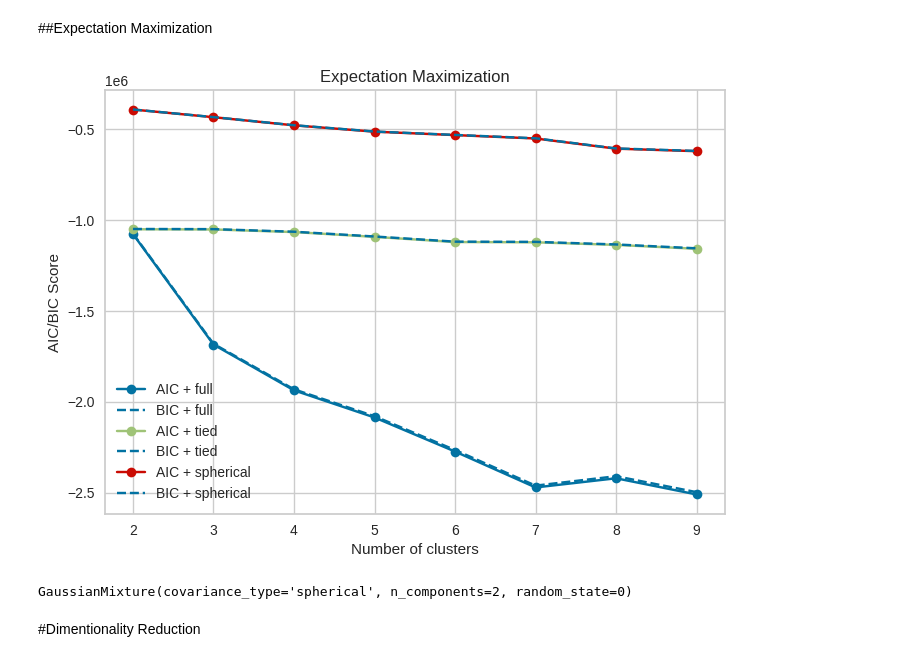
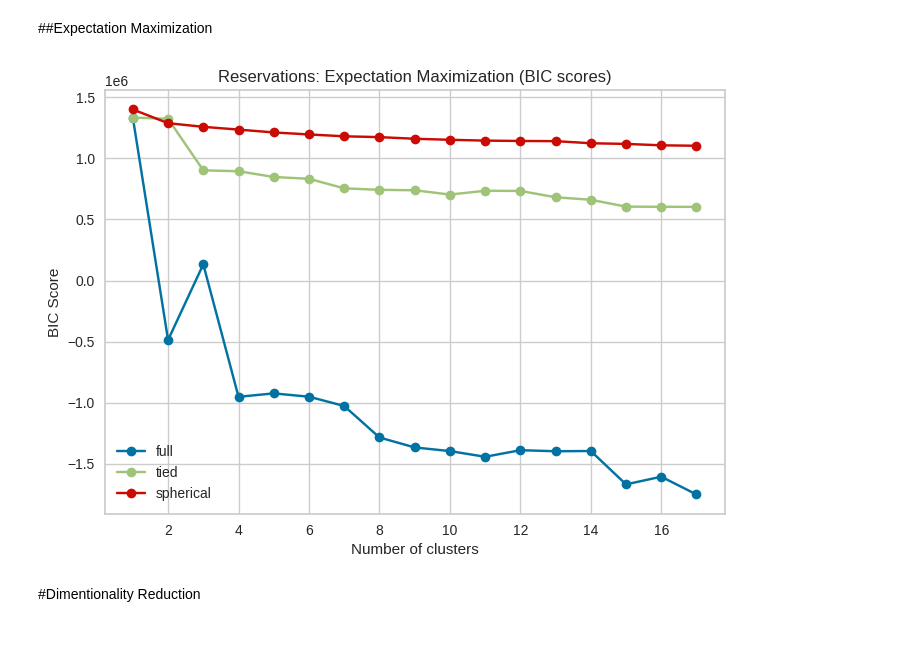
Before and after one commit to naralakamsani/unsupervised_learning, a Jupyter notebook: reservation_retention_unsupervised.ipynb, the cells around one changed output. Saved outputs shown, nothing was run; the diff lists cells and outputs as text; code cells hidden in the pictures.

```diff
--- a/reservation_retention_unsupervised.ipynb
+++ b/reservation_retention_unsupervised.ipynb
@@ -325,3 +399,0 @@ km_visual_intercluster.show()
-# %%
-km_model = KMeans(n_clusters=8, n_init='auto', random_state=0)
-km_model.fit(x_train)
@@ -332,12 +410,43 @@ y_pred = km_model.predict(x_train)
+# %%
+km_model_2 = KMeans(n_clusters=2, n_init='auto', random_state=0)
+km_model_2.fit(x_train)
+
+km_model_3 = KMeans(n_clusters=3, n_init='auto', random_state=0)
+km_model_3.fit(x_train)
+
+km_model_7 = KMeans(n_clusters=7, n_init='auto', random_state=0)
+km_model_7.fit(x_train)
+
+km_model_15 = KMeans(n_clusters=15, n_init='auto', random_state=0)
+km_model_15.fit(x_train)
+
+km_x_train_2 = x_train.copy()
+km_x_train_3 = x_train.copy()
+km_x_train_7 = x_train.copy()
+km_x_train_15 = x_train.copy()
+
+km_x_train_2['cluster'] = km_model_2.predict(x_train)
+km_x_train_3['cluster'] = km_model_3.predict(x_train)
+km_x_train_7['cluster'] = km_model_7.predict(x_train)
+km_x_train_15['cluster'] = km_model_15.predict(x_train)
+
+km_x_test_2 = x_test.copy()
+km_x_test_3 = x_test.copy()
+km_x_test_7 = x_test.copy()
+km_x_test_15 = x_test.copy()
+
+km_x_test_2['cluster'] = km_model_2.predict(x_test)
+km_x_test_3['cluster'] = km_model_3.predict(x_test)
+km_x_test_7['cluster'] = km_model_7.predict(x_test)
+km_x_test_15['cluster'] = km_model_15.predict(x_test)
+
+km_test_datasets = [km_x_test_2, km_x_test_3, km_x_test_7, km_x_test_15]
+km_datasets = [km_x_train_2, km_x_train_3, km_x_train_7, km_x_train_15]
+km_dataset_labels = ["2 Clusters ", "3 Clusters", "7 Clusters", "15 Clusters"]
 # %% [markdown]
 ##Expectation Maximization
 # %%
-plot_em("Expectation Maximization", x_train)
+plot_em_methods("Reservations: Expectation Maximization (BIC scores)", x_train, components_range=range(1,18))
 plt.show()
 # %% [output]
-[figure, old version]
+[figure, new version]
-# %%
-em_model  = GaussianMixture(n_components=2, random_state=0, covariance_type='spherical')
-em_model.fit(x_train)
-# %% [output]
-GaussianMixture(covariance_type='spherical', n_components=2, random_state=0)
```
Also changed, not shown: parts of 115 cells of this notebook.
